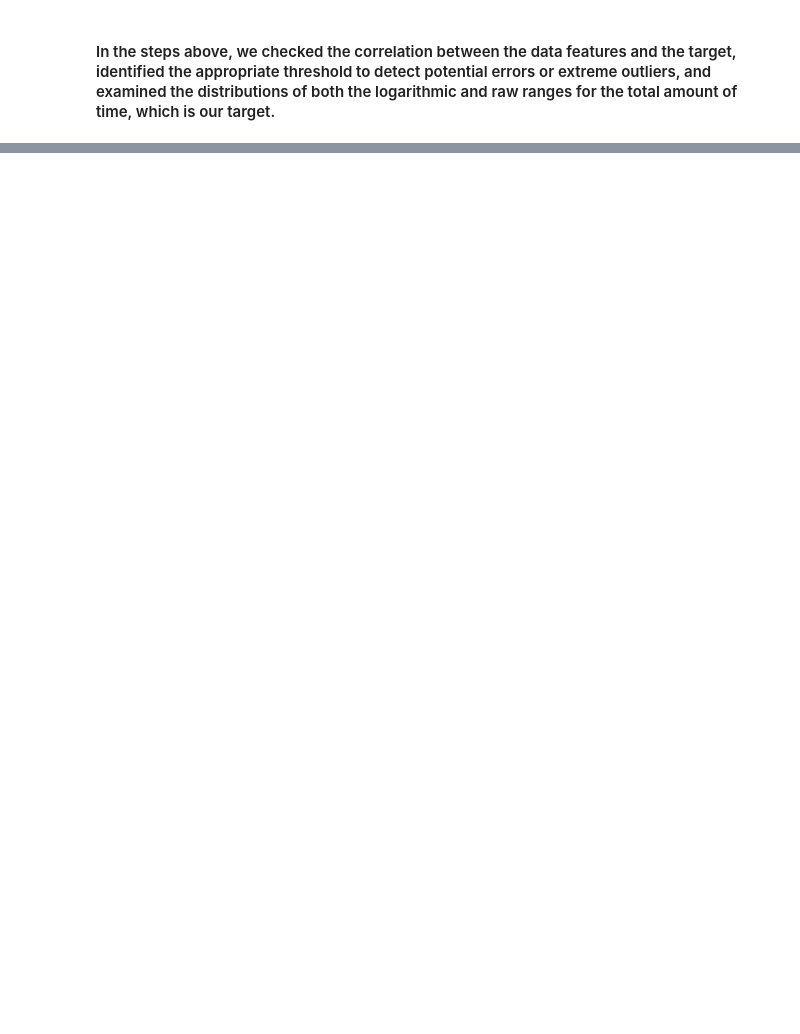
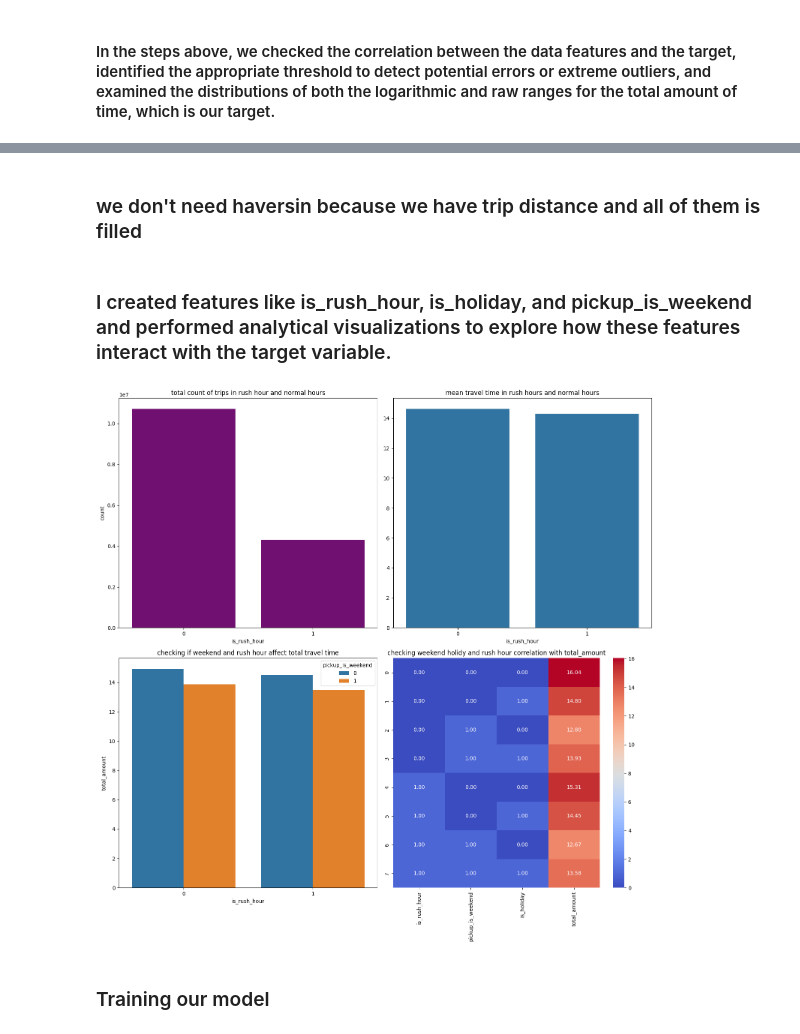
Before and after one commit to Esmaeil-Mashhadi/NewYork_Taxi_Travel_Prediction, a Jupyter notebook: main.ipynb, the cells around one changed output, grey strips where cells are left out. Cells and saved outputs as stored; diff of their text form; code cells hidden in the pictures; blank space fills up the shorter version.

```diff
--- a/main.ipynb
+++ b/main.ipynb
@@ -122,0 +113,9 @@ nyc_df.sample(frac=0.0001)
+# %%
+nyc_df['is_rush_hour'] = nyc_df['pickup_hour'].isin([7, 8, 9 , 16 , 17, 18]).astype(int)
+nyc_df['is_holiday'] = nyc_df['pickup_month'].isin([12, 1]).astype(int)
+# %%
+# just wanted to move target column to last column
+col_to_move =nyc_df.pop('total_amount')
+nyc_df['total_amount'] = col_to_move
+
+nyc_df.sample(frac=0.0001)
@@ -122,0 +136,2 @@ nyc_df.sample(frac=0.0001)
+# %% [markdown]
+### we don't need haversin because we have trip distance and all of them is filled
@@ -122,0 +151,32 @@ nyc_df.sample(frac=0.0001)
+# %% [markdown]
+### I created features like is_rush_hour, is_holiday, and pickup_is_weekend and performed analytical visualizations to explore how these features interact with the target variable.
+# %%
+fig , axes = plt.subplots(2, 2 , figsize=(15, 15))
+
+sns.countplot(x=nyc_df['is_rush_hour'], color='purple' , ax=axes[0, 0])
+
+axes[0, 0].set_title('total count of trips in rush hour and normal hours')
+mean_amount  = nyc_df.groupby('is_rush_hour')['total_amount'].mean()
+
+sns.barplot(x=mean_amount.index , y= mean_amount.values , ax=axes[0 ,1])
+axes[0, 1].set_title('mean travel time in rush hours and normal hours')
+
+
+mean_amount_weekend= nyc_df.groupby(['is_rush_hour', 'pickup_is_weekend'])['total_amount'].mean()
+sns.barplot(data=mean_amount_weekend.reset_index(), x='is_rush_hour', y='total_amount', hue='pickup_is_weekend', ax=axes[1, 0])
+
+axes[1, 0].set_title('checking if weekend and rush hour affect total travel time')
+
+mean_amount = nyc_df.groupby(['is_rush_hour', 'pickup_is_weekend', 'is_holiday'])['total_amount'].mean()
+
+
+sns.heatmap(mean_amount.reset_index(), annot=True, cmap='coolwarm', fmt=".2f", cbar=True , ax=axes[1,1])
+axes[1, 1].set_title('checking weekend holidy and rush hour correlation with total_amount')
+
+
+mean_amount.reset_index()
+fig.tight_layout()
+# %% [output]
+[figure, added]
+# %% [markdown]
+### Training our model
```
Also changed, not shown: parts of 8 cells of this notebook.
